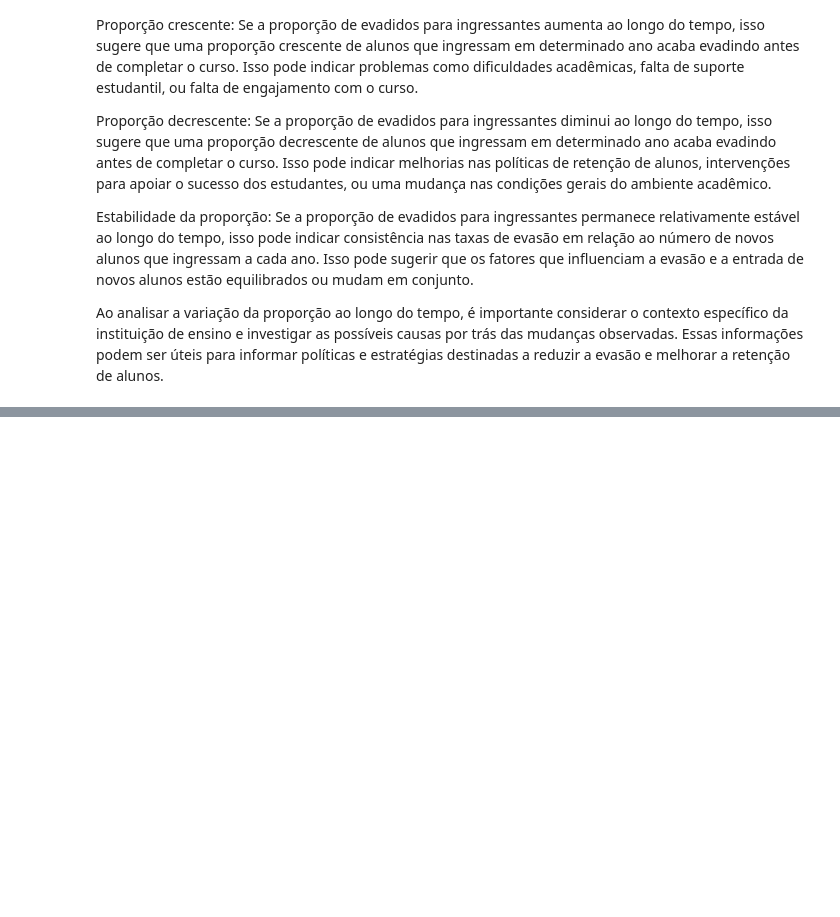
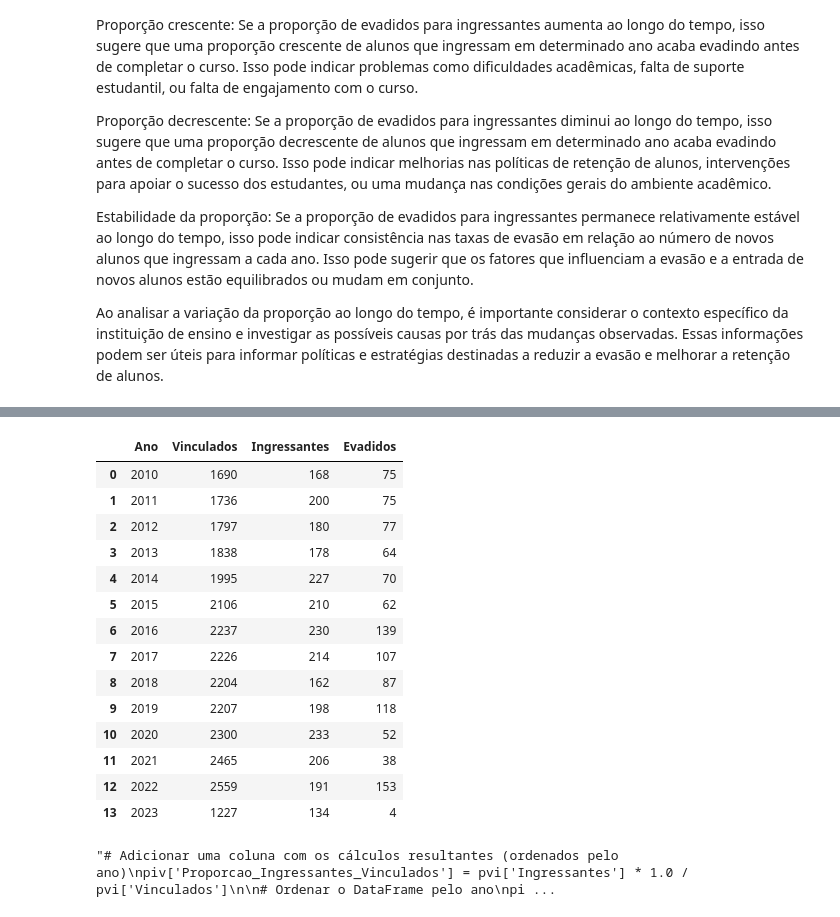
Before and after one commit to psicosleazy-dev/tcc, a Jupyter notebook: start_notebook.ipynb, the cells around one changed output, grey strips where cells are left out. Drawn from its saved outputs; the diff is of its cells as text; code cells hidden in the pictures; blank space fills up the shorter version.

```diff
--- a/start_notebook.ipynb
+++ b/start_notebook.ipynb
@@ -657,0 +690,24 @@ plt.show()
+# %%
+# Filtrar os dados para os cursos 'CIÊNCIA DA COMPUTAÇÃO' e 'ENGENHARIA DE COMPUTAÇÃO'
+df_filtrado = df[df['NomeCurso'].isin(['CIÊNCIA DA COMPUTAÇÃO', 'ENGENHARIA DE COMPUTAÇÃO'])]
+
+# Agrupar por ano e calcular a soma de evadidos por ano
+vie = df_filtrado[['Ano','Vinculados','Ingressantes','Evadidos']].groupby('Ano').sum().reset_index()
+
+display(vie)
+# %% [output]
+|  | Ano | Vinculados | Ingressantes | Evadidos |
+| 0 | 2010 | 1690 | 168 | 75 |
+| 1 | 2011 | 1736 | 200 | 75 |
+| 2 | 2012 | 1797 | 180 | 77 |
+| 3 | 2013 | 1838 | 178 | 64 |
+| 4 | 2014 | 1995 | 227 | 70 |
+| 5 | 2015 | 2106 | 210 | 62 |
+| 6 | 2016 | 2237 | 230 | 139 |
+| 7 | 2017 | 2226 | 214 | 107 |
+| 8 | 2018 | 2204 | 162 | 87 |
+| 9 | 2019 | 2207 | 198 | 118 |
+| 10 | 2020 | 2300 | 233 | 52 |
+| 11 | 2021 | 2465 | 206 | 38 |
+| 12 | 2022 | 2559 | 191 | 153 |
+| 13 | 2023 | 1227 | 134 | 4 |
@@ -657,0 +726,11 @@ plt.show()
+# %%
+'''# Adicionar uma coluna com os cálculos resultantes (ordenados pelo ano)
+piv['Proporcao_Ingressantes_Vinculados'] = pvi['Ingressantes'] * 1.0 / pvi['Vinculados']
+
+# Ordenar o DataFrame pelo ano
+piv = pvi.sort_values(by='Ano')
+
+# Exibir o DataFrame resultante
+print(pvi)'''
+# %% [output]
+"# Adicionar uma coluna com os cálculos resultantes (ordenados pelo ano)\npiv['Proporcao_Ingressantes_Vinculados'] = pvi['Ingressantes'] * 1.0 / pvi['Vinculados']\n\n# Ordenar o DataFrame pelo ano\npi ...
```
Also changed, not shown: parts of 26 cells of this notebook, 1 other file.
